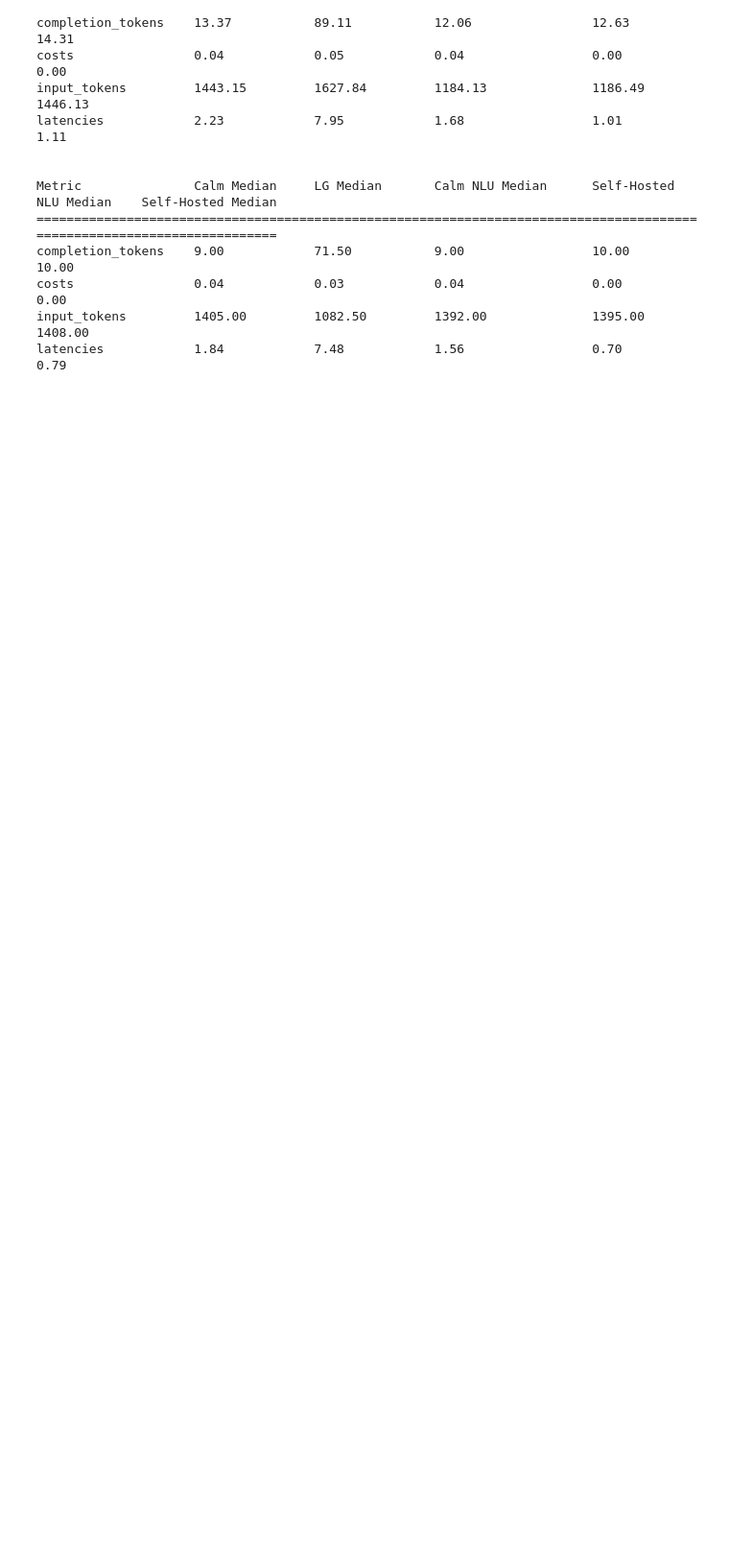
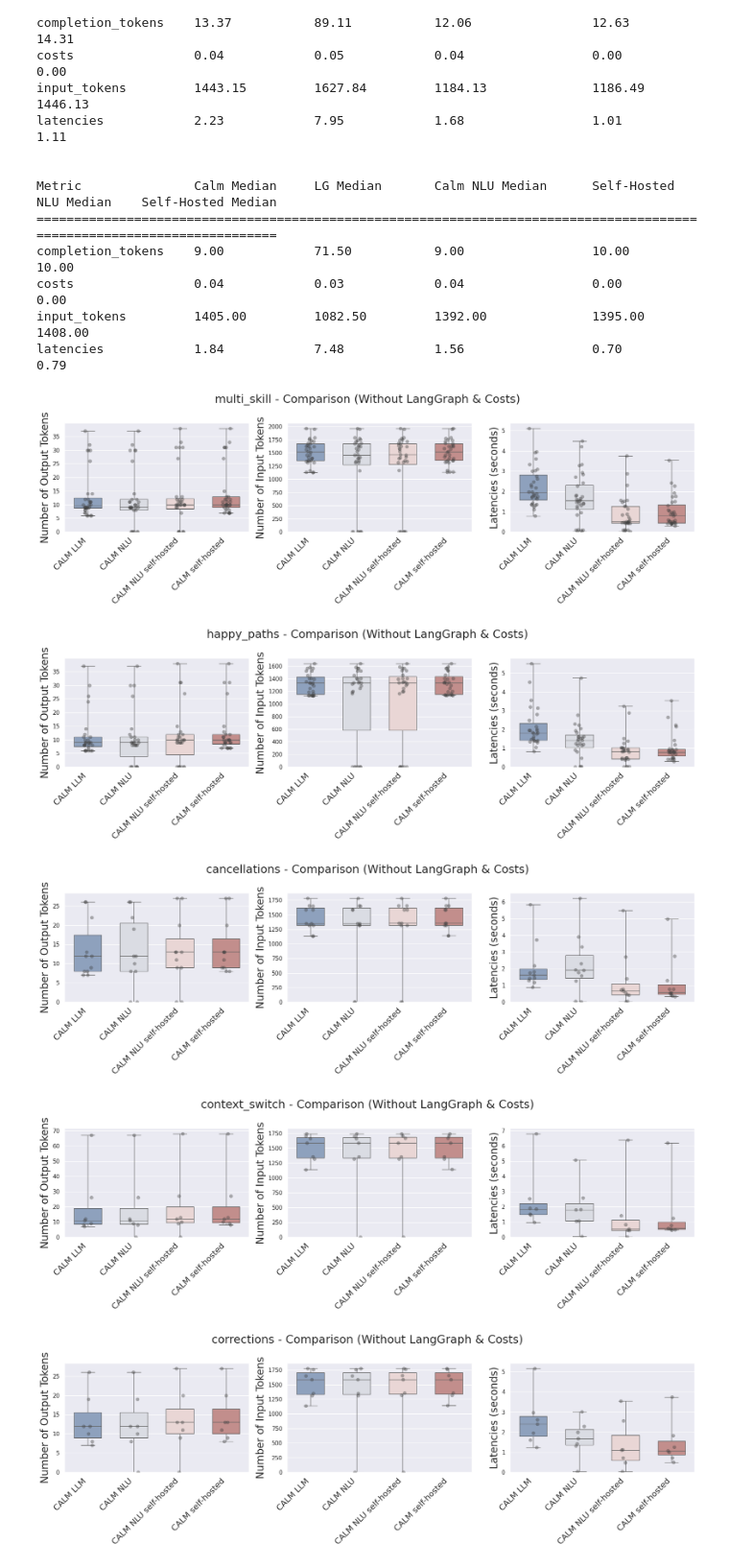
Before and after one commit to RasaHQ/calm-langgraph-customer-service-comparison, a Jupyter notebook: metrics.ipynb, the cells around one changed output. Shown at 96% size. Cells and saved outputs as stored; diff of their text form; code cells hidden in the pictures; blank space fills up the shorter version.

Commit message:
add new plots

```diff
--- a/metrics.ipynb
+++ b/metrics.ipynb
@@ -431,3 +431,73 @@ completion_tokens    9.00            71.50           9.00                 10.00
 costs                0.04            0.03            0.04                 0.00                      0.00
 input_tokens         1405.00         1082.50         1392.00              1395.00                   1408.00
 latencies            1.84            7.48            1.56                 0.70                      0.79
+# %%
+import os
+import json
+import seaborn as sns
+import matplotlib.pyplot as plt
+
+sns.set()
+
+# Define directories (excluding LangGraph)
+directories = {
+    'CALM LLM': "./calm_llm/results/structured_results",
+    'CALM NLU': "./calm_nlu/results/structured_results",
+    'CALM NLU self-hosted': "./calm_nlu_self_hosted/results/structured_results",
+    'CALM self-hosted': "./calm_self_hosted/results/structured_results"
+}
+
+metric_name_mappings = {
+    'CALM LLM': {'completion_tokens': 'completion_tokens', 'input_tokens': 'input_tokens', 'latencies': 'latencies'},
+    'CALM NLU': {'completion_tokens': 'completion_tokens', 'input_tokens': 'input_tokens', 'latencies': 'latencies'},
+    'CALM NLU self-hosted': {'completion_tokens': 'completion_tokens', 'input_tokens': 'input_tokens', 'latencies': 'latencies'},
+    'CALM self-hosted': {'completion_tokens': 'completion_tokens', 'input_tokens': 'input_tokens', 'latencies': 'latencies'}
+}
+
+# Define the output directory for figures
+output_dir = "./figures"
+os.makedirs(output_dir, exist_ok=True)
+
+# Identify datasets dynamically from the directory structure
+datasets = [d for d in os.listdir(directories['CALM LLM']) if os.path.isdir(os.path.join(directories['CALM LLM'], d))]
+
+# Helper function to load data
+def load_data(directory, dataset, metric):
+    with open(os.path.join(directory, dataset, f"{metric}.json"), 'r') as f:
+        return json.load(f)
+
+# Plotting the data without LangGraph and without the 'costs' metric
+for dataset in datasets:
+    fig, axes = plt.subplots(1, 3, figsize=(18, 6))  # Adjusted to 3 metrics only
+    fig.suptitle(f'{dataset} - Comparison (Without LangGraph & Costs)', fontsize=22)
+    axes = axes.flatten()
+
+    for i, metric in enumerate(['completion_tokens', 'input_tokens', 'latencies']):
+        data_to_plot = []
+        for set_name, directory in directories.items():
+            metric_standardized = metric_name_mappings[set_name][metric]
+            data_to_plot.append(load_data(directory, dataset, metric_standardized))
+
+        # Create box plot and strip plot
+        sns.boxplot(data=data_to_plot, whis=[0, 100], width=0.6, palette="vlag", ax=axes[i])
+        sns.stripplot(data=data_to_plot, size=7, color=".25", alpha=0.4, jitter=True, ax=axes[i])
+
+        # Set y-axis label with units
+        ylabel_map = {'latencies': 'Latencies (seconds)',
+                      'completion_tokens': 'Number of Output Tokens', 'input_tokens': 'Number of Input Tokens'}
+        axes[i].set_ylabel(ylabel_map.get(metric, metric.capitalize()), fontsize=20)
+
+        axes[i].set_xlabel('')
+        axes[i].set_xticks(range(len(directories)))
+        axes[i].set_xticklabels(list(directories.keys()), fontsize=16, rotation=45, ha='right')
+        axes[i].set_ylim(bottom=0)
+
+    plt.tight_layout(rect=[0, 0, 1, 0.96])
+    fig.savefig(os.path.join(output_dir, f"{dataset}_comparison_no_langraph_no_costs.png"))
+    plt.show()
+# %% [output]
+[figure, added]
+[figure, added]
+[figure, added]
+[figure, added]
+[figure, added]
```
